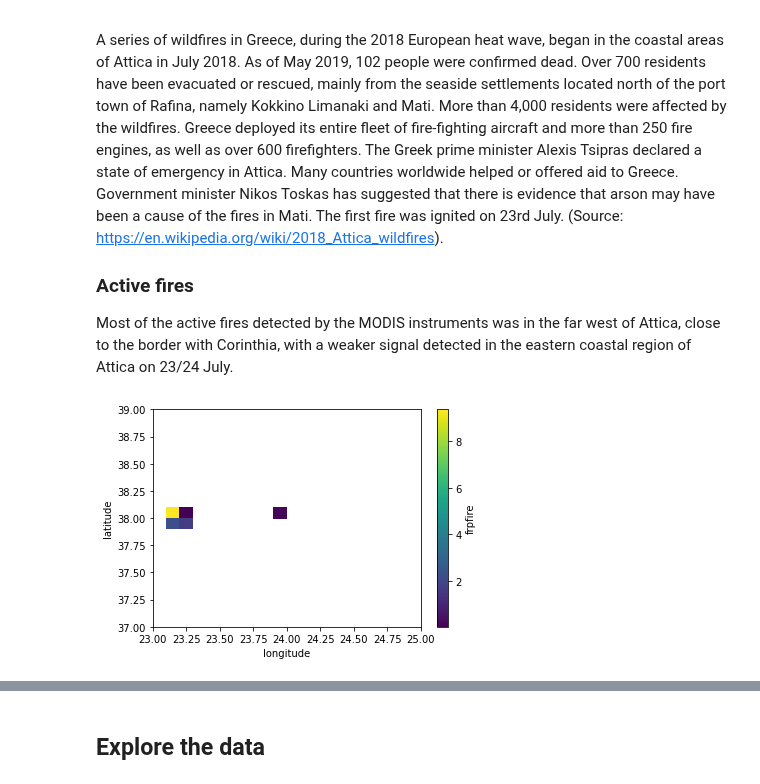
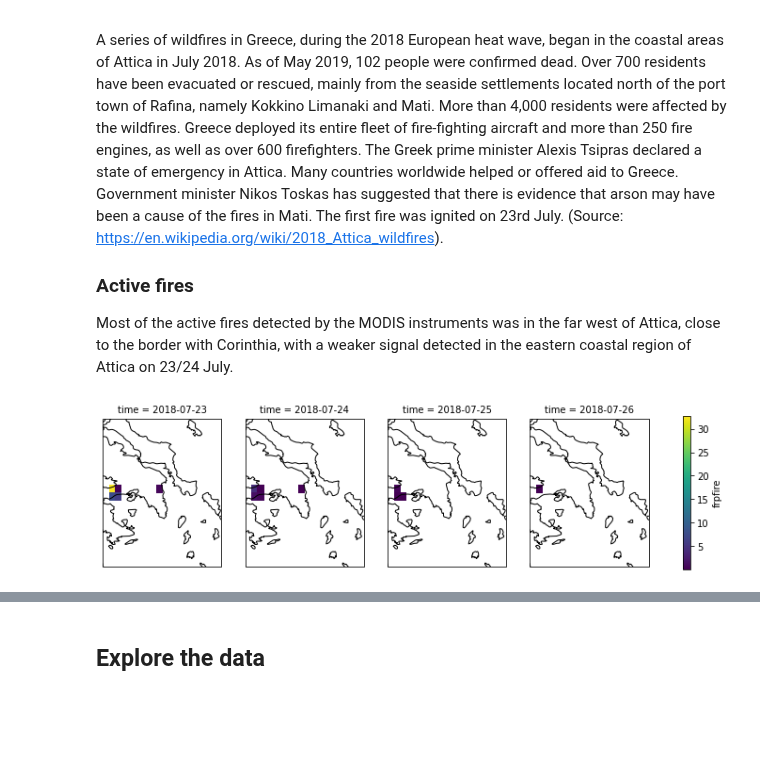
Before and after one commit to cvitolo/geff_notebooks, a Jupyter notebook: 201807_Greece_00_data_overview.ipynb, the cells around one changed output, grey strips where cells are left out. Drawn from its saved outputs; the diff is of its cells as text; code cells hidden in the pictures; blank space fills up the shorter version.

```diff
--- a/201807_Greece_00_data_overview.ipynb
+++ b/201807_Greece_00_data_overview.ipynb
@@ -72,17 +73,39 @@ import xarray as xr
 %matplotlib inline
 # %%
 # Where did the fire actually occur?
+bbox = [23, 25, 37, 39]
+lon_slice = slice(23, 25)
+lat_slice = slice(39, 37)
+
 # Let's download Fire Radiative Power from CAMS GFAS: https://apps.ecmwf.int/datasets/data/cams-gfas/
 
 # Open fire radiative power dataset
-frp = xr.open_dataset("./eodata/geff/global/frp_20180701-31.nc")
+ds = xr.open_dataset("./eodata/geff/global/frp/frp_20180701-31.nc")
 # Data have global coverage and are bundled in monthly datacubes, we will need to slice in time and space
-frp = frp.loc[dict(time = slice('2018-07-23', '2018-07-26'), latitude = slice(39, 37), longitude = slice(23, 25))]
-frp = frp.frpfire.mean(dim = "time")
-# Plot mean frpfire array
-frp.where(frp > 0).plot();
+ds = ds.loc[
+    dict(
+        time=slice("2018-07-23", "2018-07-26"), longitude=lon_slice, latitude=lat_slice
+    )
+]
+frpfire = ds.frpfire
+frpfire.values[frpfire.values <= 0] = np.nan
-# %% [output]
-[figure, removed]
+# %%
+# This is the map projection we want to plot *onto*
+map_proj = ccrs.LambertConformal(central_longitude=24, central_latitude=38)
+
+p = frpfire.plot(
+    transform=ccrs.PlateCarree(),  # the data's projection
+    col="time",
+    col_wrap=4,  # multiplot settings
+    subplot_kws={"projection": map_proj},
+)  # the plot's projection
+
+# We have to set the map's options on all axes
+for ax in p.axes.flat:
+    ax.coastlines()
+    ax.set_extent(bbox)
+# %% [output]
+[figure, added]
 # %% [markdown]
 ### Fire Danger Forecasts
 Attica is characterised by very high temperatures in July (average temperature is 27°C, typical range is 22-32°C). On the day of the event, the FWI exceeded the extreme danger threshold in central Attica. In particular the areas where fires where ignited, were all characterised by very high fire danger. Compared to the climatology, the fire weather fell between the 90th and the 98th percentile, reaching significantly positive anomalies. The dangerous fire weather that characterised Attica was forecast-able 10 days ahead, according to the HRES. The ENS forecast, however, was characterised by a large spread in the distribution. In the fire affected areas the number of ensemble members exceeding the very high danger threshold was in the range 15-20%.
```
Also changed, not shown: parts of 17 cells of this notebook.
